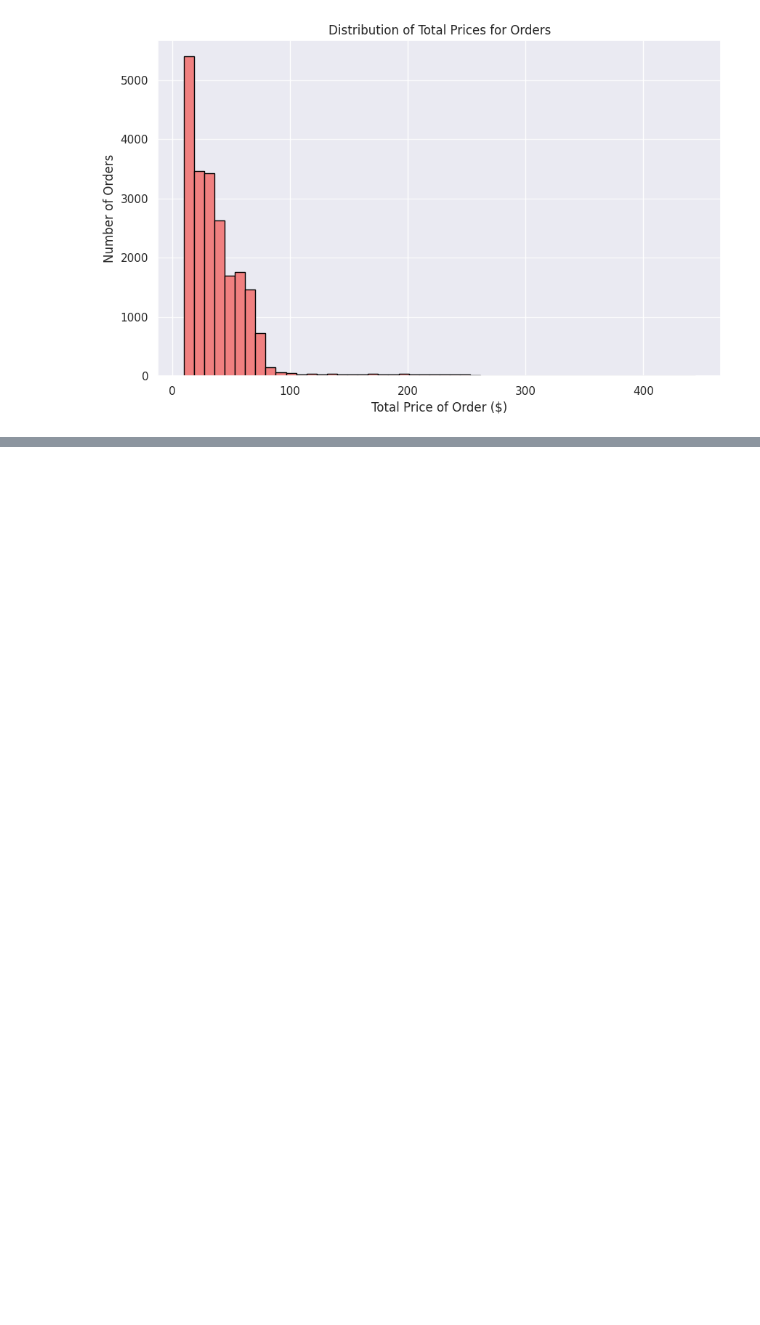
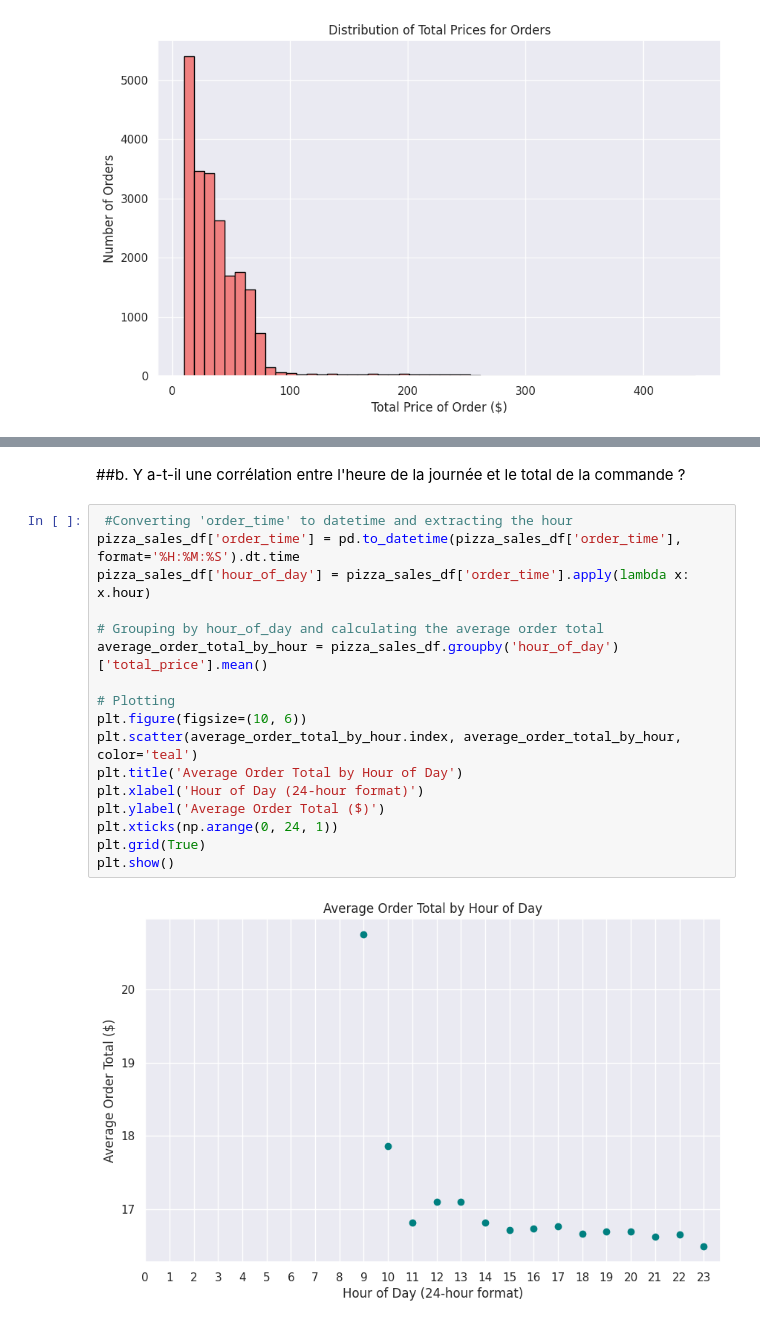
Before and after one commit to Enam88/Pizza-o-jo, a Jupyter notebook: pizza_eda.ipynb, the cells around one changed output, grey strips where cells are left out. Drawn from its saved outputs; the diff is of its cells as text; blank space fills up the shorter version.

```diff
--- a/pizza_eda.ipynb
+++ b/pizza_eda.ipynb
@@ -382,0 +399,21 @@ plt.show()
+# %% [markdown]
+##b. Y a-t-il une corrélation entre l'heure de la journée et le total de la commande ?
+# %%
+ #Converting 'order_time' to datetime and extracting the hour
+pizza_sales_df['order_time'] = pd.to_datetime(pizza_sales_df['order_time'], format='%H:%M:%S').dt.time
+pizza_sales_df['hour_of_day'] = pizza_sales_df['order_time'].apply(lambda x: x.hour)
+
+# Grouping by hour_of_day and calculating the average order total
+average_order_total_by_hour = pizza_sales_df.groupby('hour_of_day')['total_price'].mean()
+
+# Plotting
+plt.figure(figsize=(10, 6))
+plt.scatter(average_order_total_by_hour.index, average_order_total_by_hour, color='teal')
+plt.title('Average Order Total by Hour of Day')
+plt.xlabel('Hour of Day (24-hour format)')
+plt.ylabel('Average Order Total ($)')
+plt.xticks(np.arange(0, 24, 1))
+plt.grid(True)
+plt.show()
+# %% [output]
+[figure, added]
```
Also changed, not shown: parts of 10 cells of this notebook.
